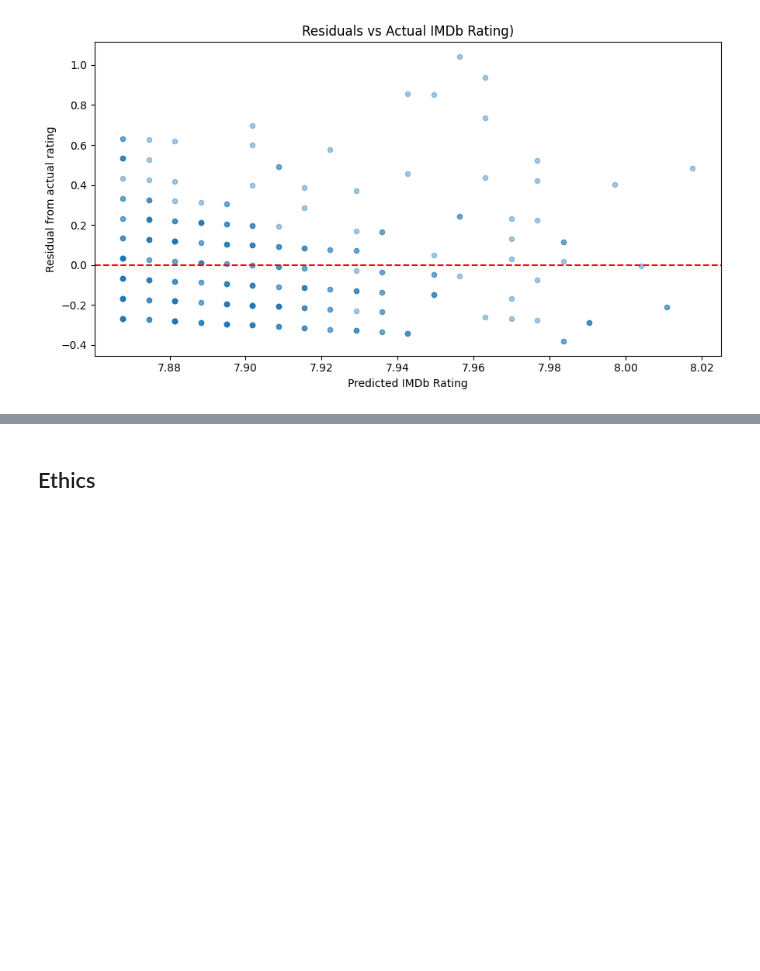
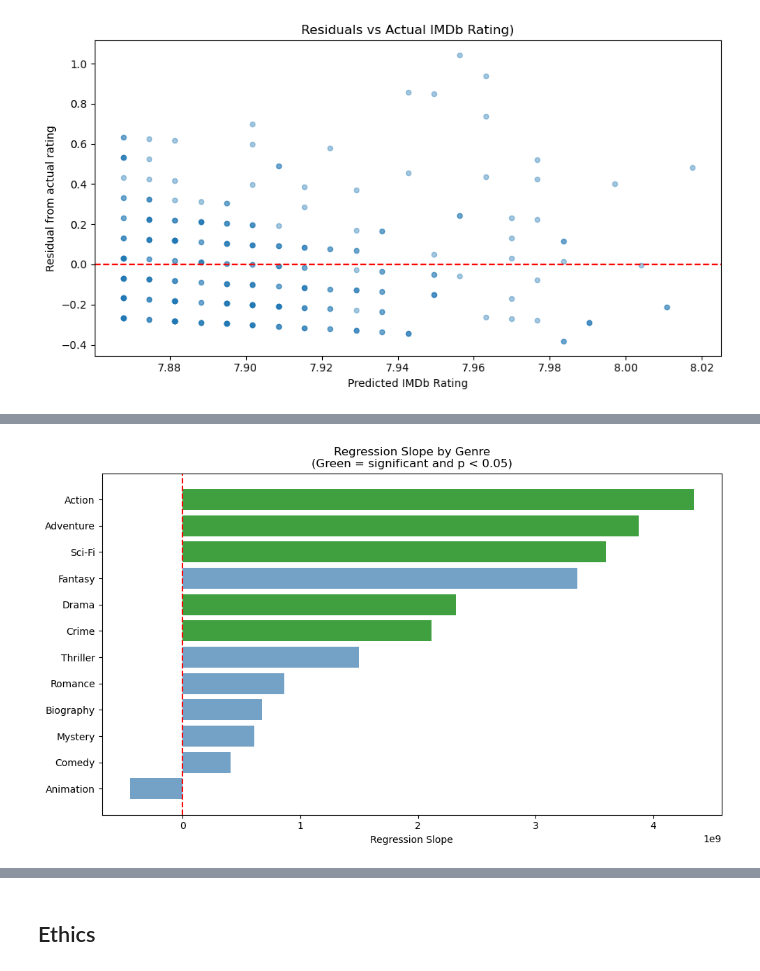
Before and after one commit to COGS108/Group138_WI26, a Jupyter notebook: 03-FinalProject.ipynb, the cells around one changed output, grey strips where cells are left out. Cells and saved outputs as stored; diff of their text form; code cells hidden in the pictures; blank space fills up the shorter version.

```diff
--- a/03-FinalProject.ipynb
+++ b/03-FinalProject.ipynb
@@ -479,0 +519,28 @@ plt.show()
+# %%
+genres_regression = reg_df.copy()
+genres_regression['Genre'] = genres_regression['Genre'].str.split(r',\s*')
+genres_regression = genres_regression.explode('Genre')
+
+genre_counts = genres_regression['Genre'].value_counts()
+major_genres = genre_counts[genre_counts >= 20].index.tolist()
+
+genre_results = []
+for genre in major_genres:
+    g = genres_regression[genres_regression['Genre'] == genre].dropna()
+    if len(g) > 5:
+        s, i, r, p, se = stats.linregress(g['Star_Cast_Strength'], g['Gross'])
+        genre_results.append({'Genre': genre, 'Slope': s, 'R2': r**2, 'P_Value': p})
+
+genre_reg_df = pd.DataFrame(genre_results).sort_values('Slope')
+
+fig, ax = plt.subplots(figsize=(10, 6))
+colors = ['green' if p < 0.05 else 'steelblue' for p in genre_reg_df['P_Value']]
+ax.barh(genre_reg_df['Genre'], genre_reg_df['Slope'], color=colors, alpha=0.75)
+ax.axvline(0, color='red', linestyle='--', linewidth=1.5)
+ax.set_xlabel('Regression Slope')
+ax.set_title('Regression Slope by Genre\n(Green = significant and p < 0.05)')
+plt.tight_layout()
+plt.savefig('results/regression_gross_by_genre.png', dpi=300)
+plt.show()
+# %% [output]
+[figure, added]
```
Also changed, not shown: parts of 8 cells of this notebook, 11 other files.
